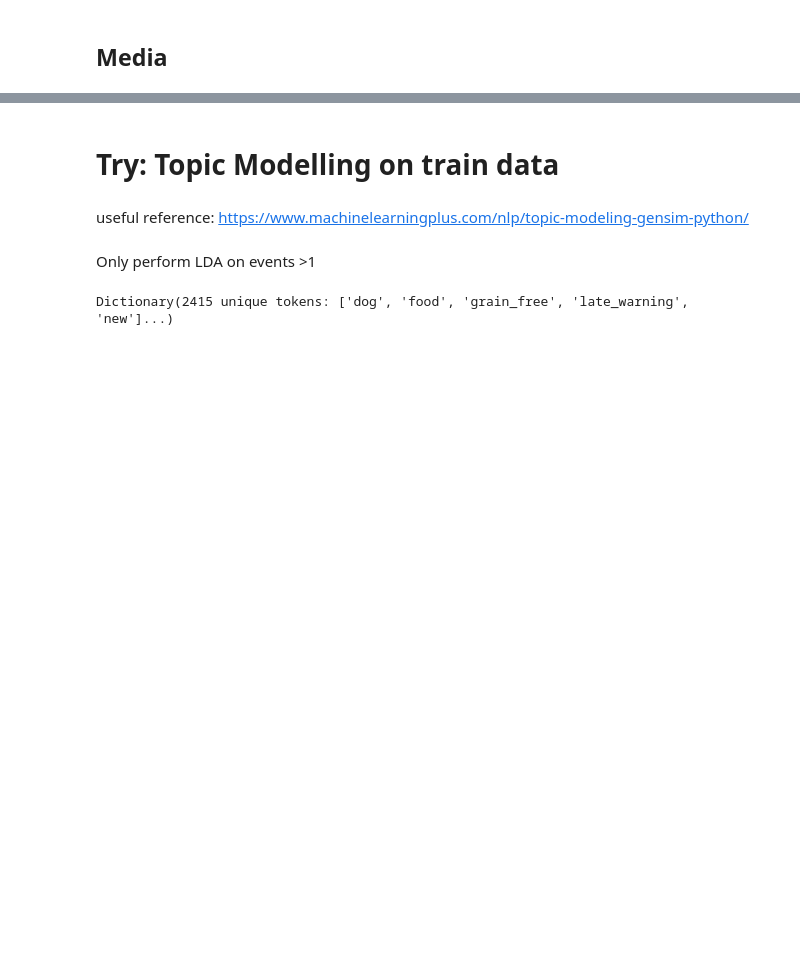
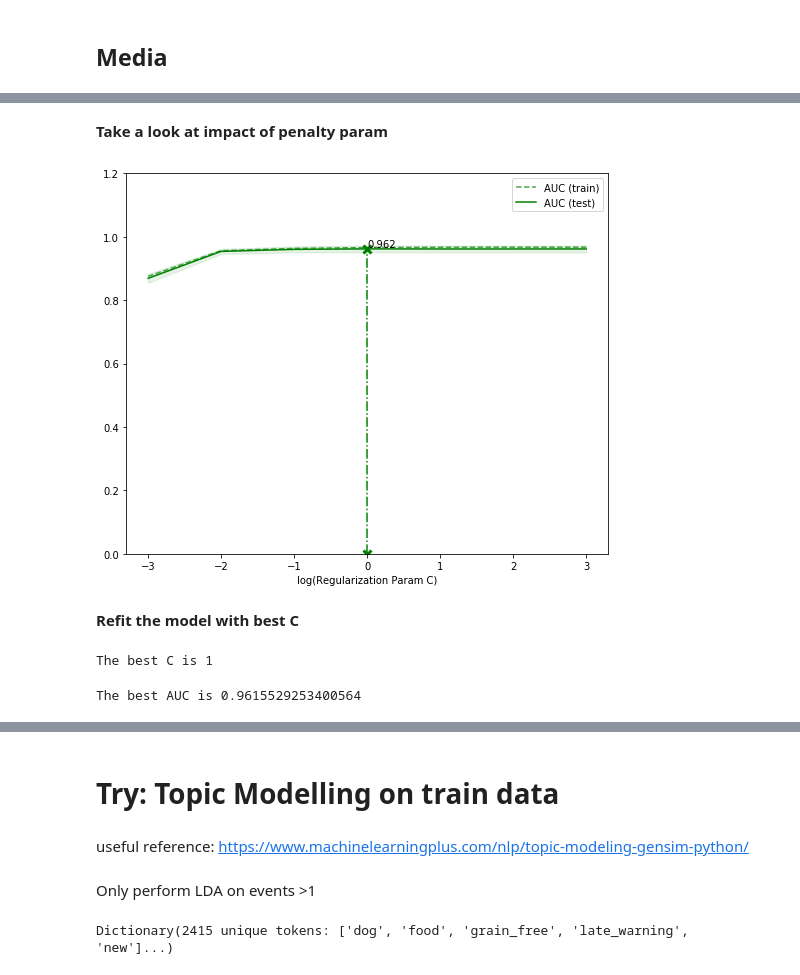
Before and after one commit to shiwang0211/future_food_challenge, a Jupyter notebook: Data Exploration.ipynb, the cells around one changed output, grey strips where cells are left out. Drawn from its saved outputs; the diff is of its cells as text; code cells hidden in the pictures; blank space fills up the shorter version.

```diff
--- a/Data Exploration.ipynb
+++ b/Data Exploration.ipynb
@@ -709,0 +879,6 @@ Name: medias, dtype: int64
+# %%
+X_train = df_train_merge[features_]
+y_train = df_train_merge['Is_Food']
+# %%
+param_test_lr =  {'C' :[10 ** x for x in list(range(-3,4,1))]}
+param_test_lr['C']
@@ -709,0 +887,14 @@ Name: medias, dtype: int64
+# %%
+gsearch_lr = GridSearchCV(estimator = LogisticRegression(
+        penalty='l2',
+        solver='liblinear',
+        max_iter=1000,
+        class_weight = 'balanced'
+    ),
+    param_grid = param_test_lr,
+        scoring = {'AUC': 'roc_auc'},
+        cv = 5,
+        n_jobs = 4,
+        refit = 'AUC')
+# %%
+gsearch_lr.fit(X_train, y_train)
@@ -709,0 +911,18 @@ Name: medias, dtype: int64
+# %% [markdown]
+**Take a look at impact of penalty param**
+# %%
+plot_auc(gsearch_lr)
+# %% [output]
+[figure, added]
+# %% [markdown]
+**Refit the model with best C**
+# %%
+best_C = gsearch_lr.best_params_['C']
+print('The best C is '+ str(best_C))
+# %% [output]
+The best C is 1
+# %%
+best_AUC_lr = gsearch_lr.best_score_
+print('The best AUC is '+ str(best_AUC_lr))
+# %% [output]
+The best AUC is 0.9615529253400564
```
Also changed, not shown: parts of 63 cells of this notebook.
